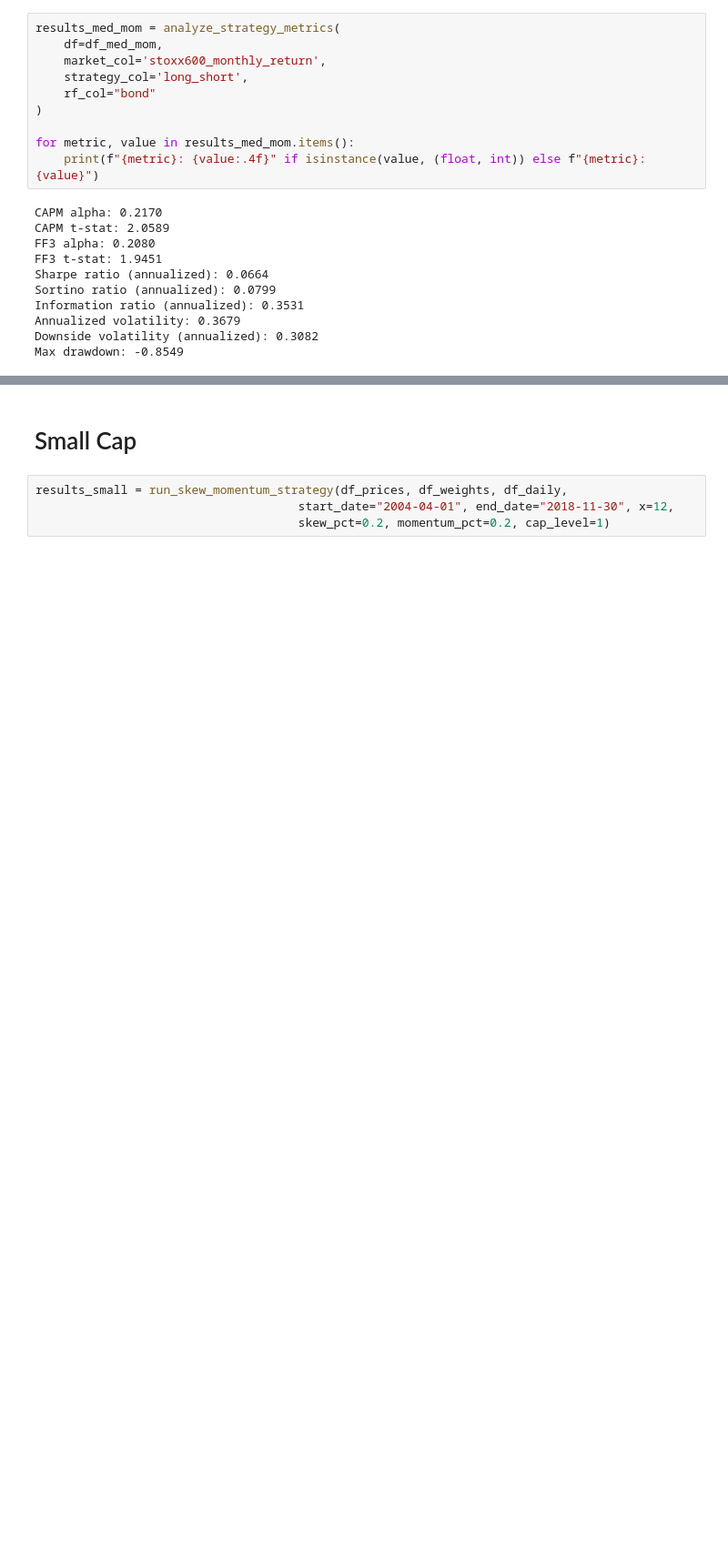
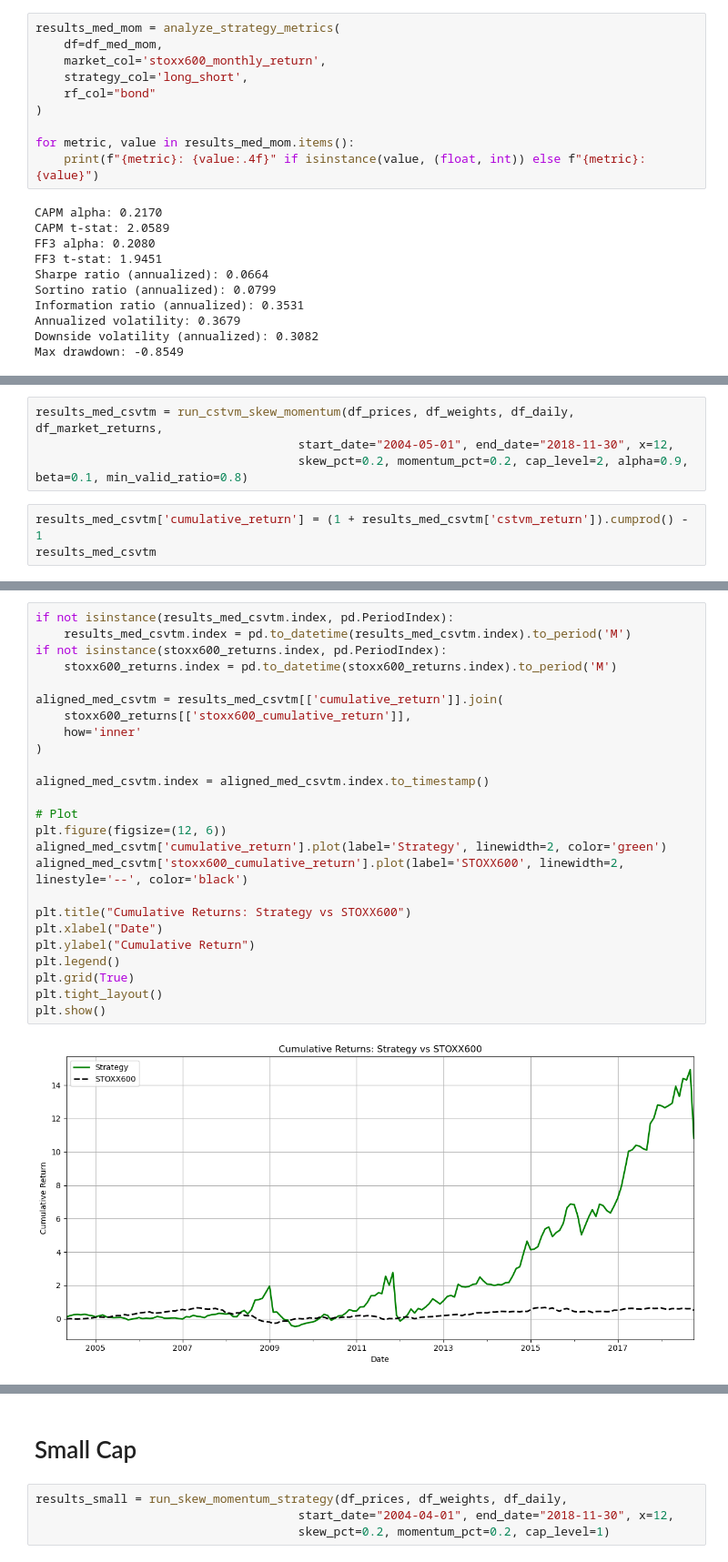
Before and after one commit to keitaVigano/skewness-enhanced-momentum_STOXX600, a Jupyter notebook: analysis.ipynb, the cells around one changed output, grey strips where cells are left out. Shown at 91% size. Saved outputs shown, nothing was run; the diff lists cells and outputs as text; blank space fills up the shorter version.

```diff
--- a/analysis.ipynb
+++ b/analysis.ipynb
@@ -2361,0 +2481,7 @@ Max drawdown: -0.8549
+# %%
+results_med_csvtm = run_cstvm_skew_momentum(df_prices, df_weights, df_daily, df_market_returns,
+                                     start_date="2004-05-01", end_date="2018-11-30", x=12,
+                                     skew_pct=0.2, momentum_pct=0.2, cap_level=2, alpha=0.9, beta=0.1, min_valid_ratio=0.8)
+# %%
+results_med_csvtm['cumulative_return'] = (1 + results_med_csvtm['cstvm_return']).cumprod() - 1
+results_med_csvtm
@@ -2361,0 +2503,27 @@ Max drawdown: -0.8549
+# %%
+if not isinstance(results_med_csvtm.index, pd.PeriodIndex):
+    results_med_csvtm.index = pd.to_datetime(results_med_csvtm.index).to_period('M')
+if not isinstance(stoxx600_returns.index, pd.PeriodIndex):
+    stoxx600_returns.index = pd.to_datetime(stoxx600_returns.index).to_period('M')
+
+aligned_med_csvtm = results_med_csvtm[['cumulative_return']].join(
+    stoxx600_returns[['stoxx600_cumulative_return']],
+    how='inner'
+)
+
+aligned_med_csvtm.index = aligned_med_csvtm.index.to_timestamp()
+
+# Plot
+plt.figure(figsize=(12, 6))
+aligned_med_csvtm['cumulative_return'].plot(label='Strategy', linewidth=2, color='green')
+aligned_med_csvtm['stoxx600_cumulative_return'].plot(label='STOXX600', linewidth=2, linestyle='--', color='black')
+
+plt.title("Cumulative Returns: Strategy vs STOXX600")
+plt.xlabel("Date")
+plt.ylabel("Cumulative Return")
+plt.legend()
+plt.grid(True)
+plt.tight_layout()
+plt.show()
+# %% [output]
+[figure, added]
```
Also changed, not shown: parts of 21 cells of this notebook.
